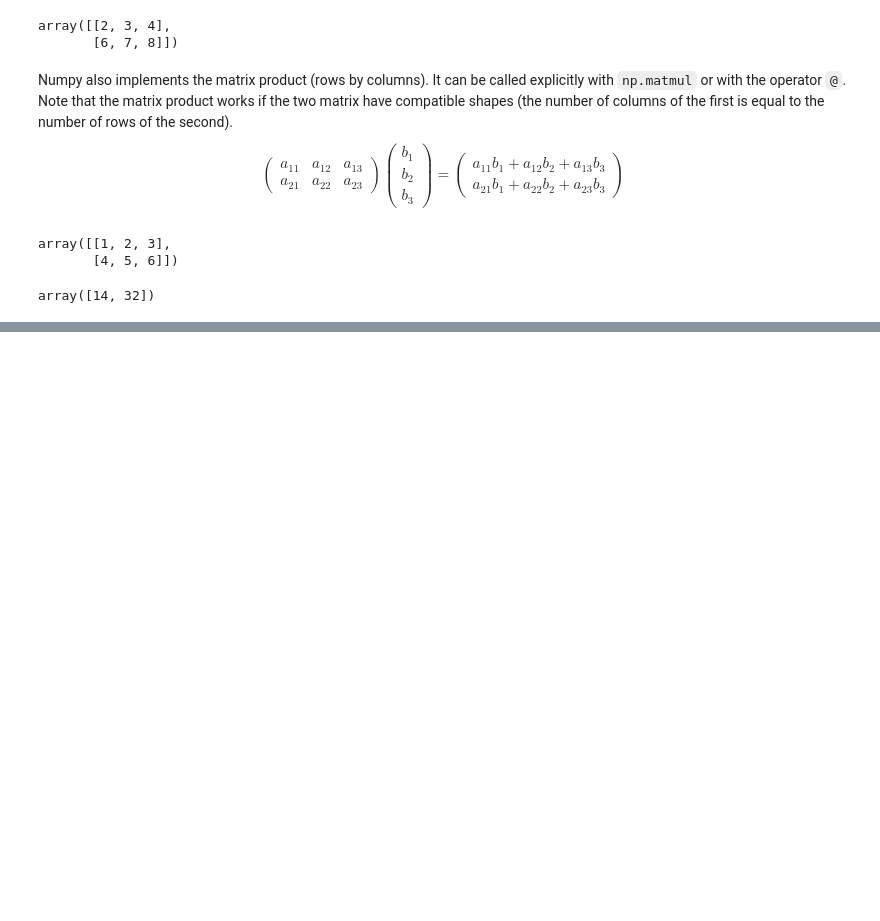
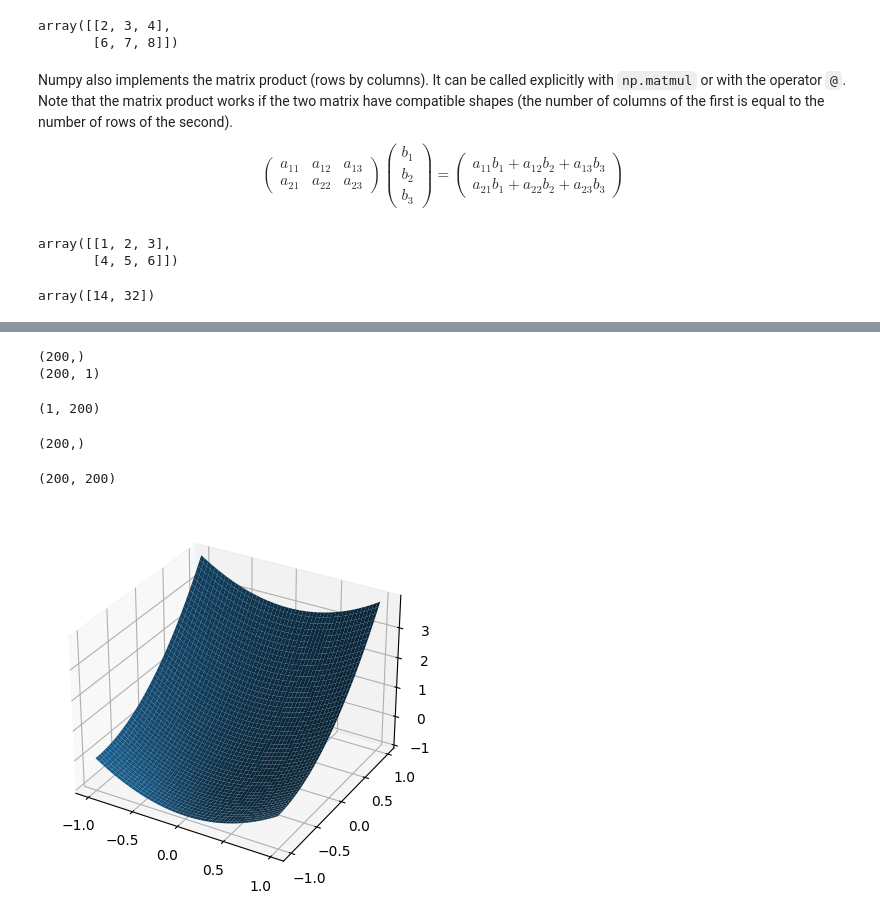
Before and after one commit to giorgiodema/Machine-Learning-2023, a Jupyter notebook: notebooks/02arrays.ipynb, the cells around one changed output, grey strips where cells are left out. Cells and saved outputs as stored; diff of their text form; code cells hidden in the pictures; blank space fills up the shorter version.

```diff
--- a/notebooks/02arrays.ipynb
+++ b/notebooks/02arrays.ipynb
@@ -113,0 +160,31 @@ What if the operands have different shapes? In some special cases we can still m
+# %%
+# given a vector a i can add a dimension with value 1 as follows:
+print(x.shape)
+X = x[:,None]
+print(X.shape)
+# %% [output]
+(200,)
+(200, 1)
+# %%
+Y = y[None,:]
+Y.shape
+# %% [output]
+(1, 200)
+# %%
+# repeat X 100 times along the second dimension
+X = np.repeat(X,repeats=200,axis=1)
+x.shape
+# %% [output]
+(200,)
+# %%
+# repeat Y 100 times along the first dimension
+Y = np.repeat(Y,repeats=200,axis=0)
+Y.shape
+# %% [output]
+(200, 200)
+# %%
+fig,ax = plt.subplots(subplot_kw={"projection": "3d"})
+ax.plot_surface(X,Y,Z)
+plt.show()
+# %% [output]
+[figure, added]
```
Also changed, not shown: parts of 12 cells of this notebook, 2 other files.
